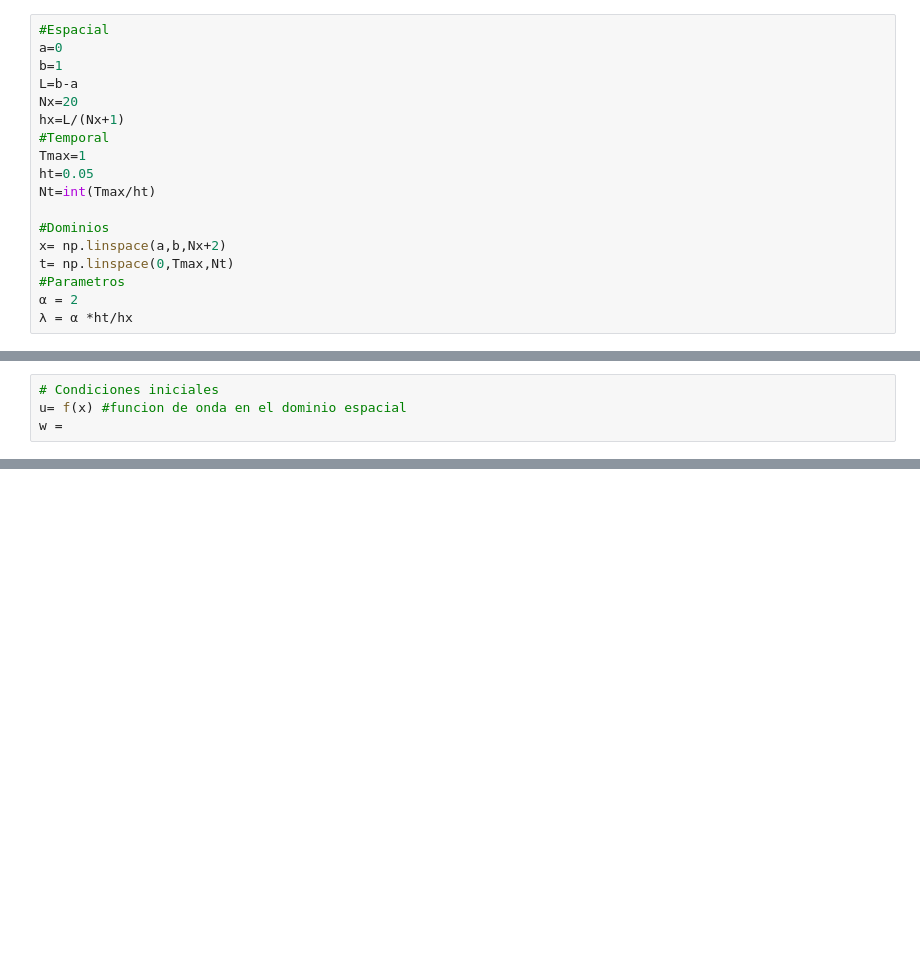
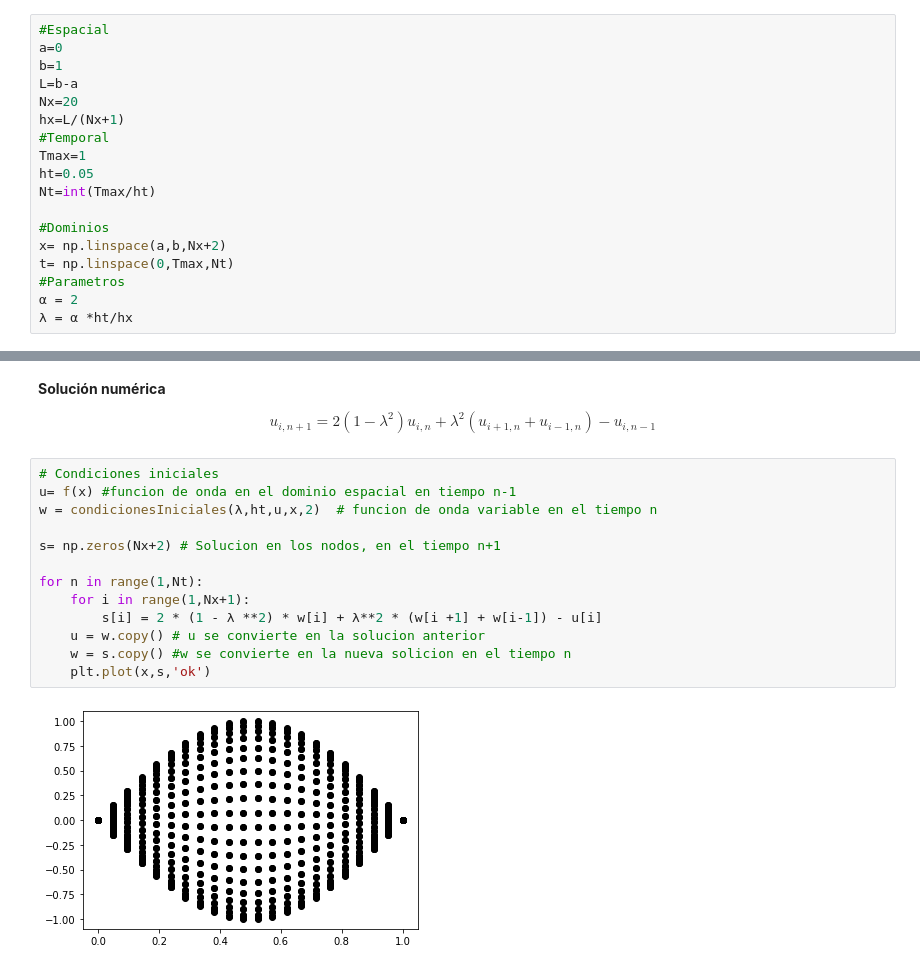
Before and after one commit to DanielR59/GeoMaC_Tareas, a Jupyter notebook: Tarea_Examen2/Ejercicio5_Ex2.ipynb, the cells around one changed output, grey strips where cells are left out. Cells and saved outputs as stored; diff of their text form; blank space fills up the shorter version.

```diff
--- a/Tarea_Examen2/Ejercicio5_Ex2.ipynb
+++ b/Tarea_Examen2/Ejercicio5_Ex2.ipynb
@@ -44,4 +39,0 @@ g = lambda x : 0
-# %%
-# Condiciones iniciales
-u= f(x) #funcion de onda en el dominio espacial
-w =
@@ -47,0 +91,21 @@ w =
+# %% [markdown]
+__Solución numérica__
+
+$$
+u_{i,n+1} = 2(1-\lambda^2)u_{i,n}+\lambda^2(u_{i+1,n}+u_{i-1,n})-u_{i,n-1}
+$$
+# %%
+# Condiciones iniciales
+u= f(x) #funcion de onda en el dominio espacial en tiempo n-1
+w = condicionesIniciales(λ,ht,u,x,2)  # funcion de onda variable en el tiempo n
+
+s= np.zeros(Nx+2) # Solucion en los nodos, en el tiempo n+1
+
+for n in range(1,Nt):
+    for i in range(1,Nx+1):
+        s[i] = 2 * (1 - λ **2) * w[i] + λ**2 * (w[i +1] + w[i-1]) - u[i]
+    u = w.copy() # u se convierte en la solucion anterior
+    w = s.copy() #w se convierte en la nueva solicion en el tiempo n
+    plt.plot(x,s,'ok')
+# %% [output]
+[figure, added]
```
Also changed, not shown: parts of 8 cells of this notebook.
